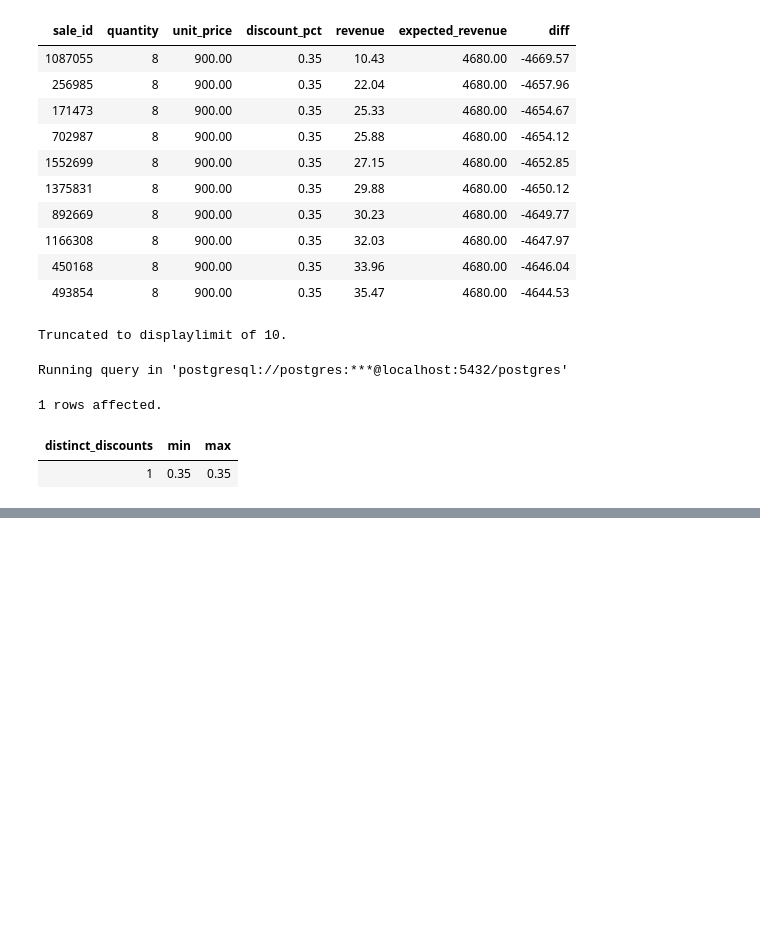
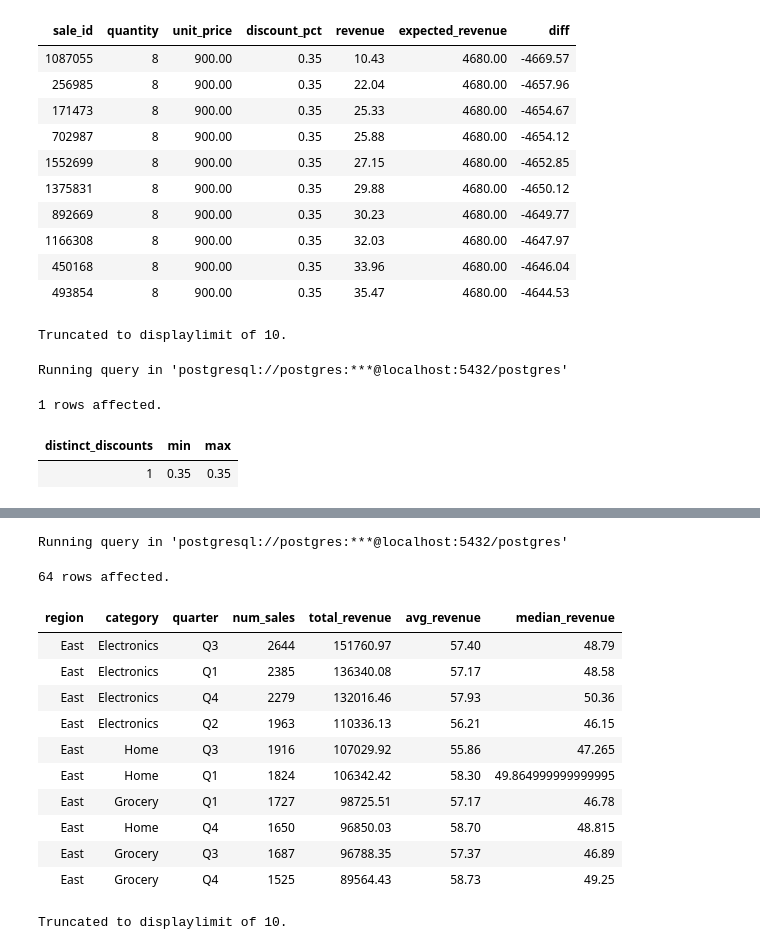
Before and after one commit to Retail-Analytical-Platform/Retail-Analytics-Data, a Jupyter notebook: src/main.ipynb, the cells around one changed output, grey strips where cells are left out. Saved outputs shown, nothing was run; the diff lists cells and outputs as text; code cells hidden in the pictures; blank space fills up the shorter version.

```diff
--- a/src/main.ipynb
+++ b/src/main.ipynb
@@ -239,0 +367,29 @@ Running query in 'postgresql://postgres:***@localhost:5432/postgres'
+# %%
+%%sql
+SELECT
+    s.region, p.category, d.quarter,
+    COUNT(*) AS num_sales,
+    SUM(f.revenue) AS total_revenue,
+    ROUND(AVG(f.revenue), 2) AS avg_revenue,
+    PERCENTILE_CONT(0.5) WITHIN GROUP (ORDER BY f.revenue) AS median_revenue
+FROM fact_sales f
+JOIN dim_store   s ON f.store_key = s.store_key
+JOIN dim_product p ON f.product_key = p.product_key
+JOIN dim_date    d ON f.date_key = d.date_key
+GROUP BY s.region, p.category, d.quarter
+ORDER BY total_revenue DESC;
+# %% [output]
+Running query in 'postgresql://postgres:***@localhost:5432/postgres'
+64 rows affected.
+| region | category | quarter | num_sales | total_revenue | avg_revenue | median_revenue |
+| East | Electronics | Q3 | 2644 | 151760.97 | 57.40 | 48.79 |
+| East | Electronics | Q1 | 2385 | 136340.08 | 57.17 | 48.58 |
+| East | Electronics | Q4 | 2279 | 132016.46 | 57.93 | 50.36 |
+| East | Electronics | Q2 | 1963 | 110336.13 | 56.21 | 46.15 |
+| East | Home | Q3 | 1916 | 107029.92 | 55.86 | 47.265 |
+| East | Home | Q1 | 1824 | 106342.42 | 58.30 | 49.864999999999995 |
+| East | Grocery | Q1 | 1727 | 98725.51 | 57.17 | 46.78 |
+| East | Home | Q4 | 1650 | 96850.03 | 58.70 | 48.815 |
+| East | Grocery | Q3 | 1687 | 96788.35 | 57.37 | 46.89 |
+| East | Grocery | Q4 | 1525 | 89564.43 | 58.73 | 49.25 |
+Truncated to displaylimit of 10.
```
Also changed, not shown: parts of 21 cells of this notebook.
